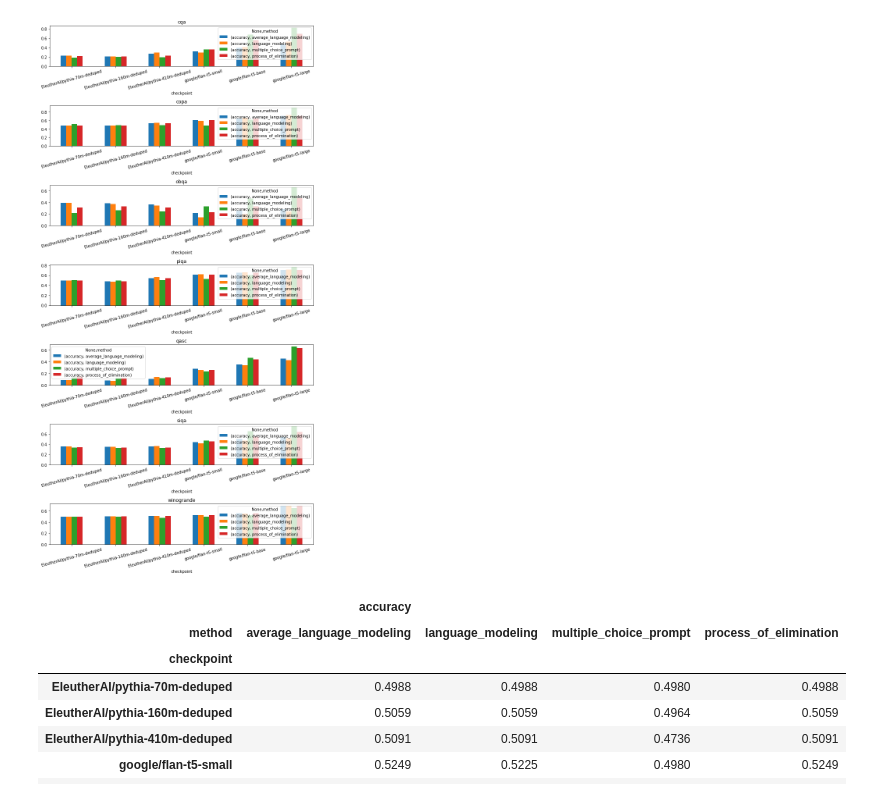
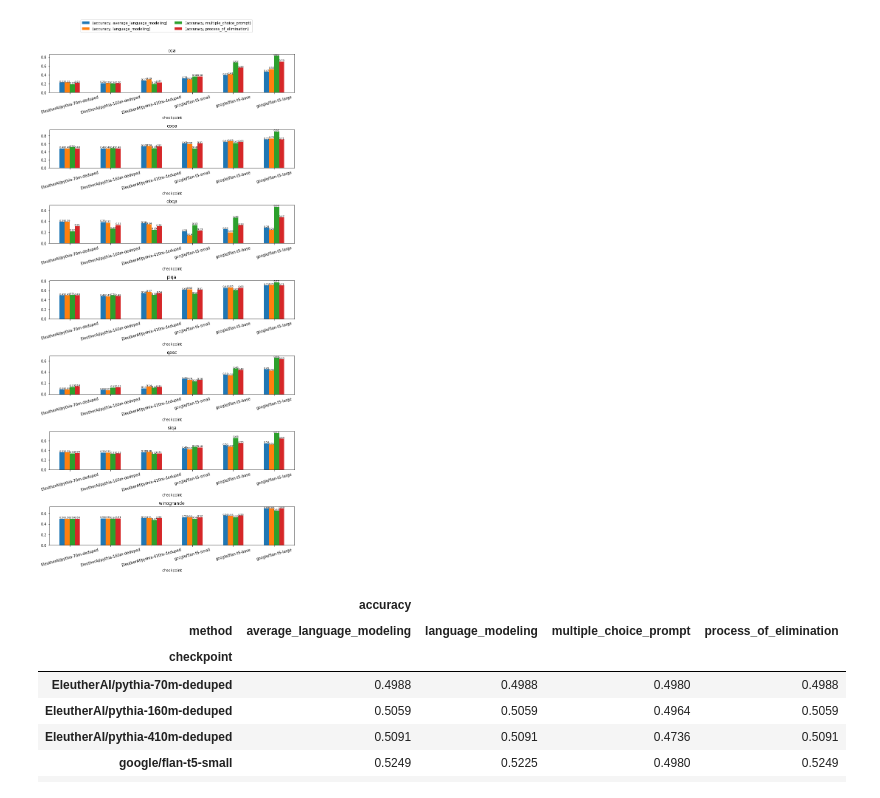
Before and after one commit to KasMasVan/csr_exp_resource_index, a Jupyter notebook: results/process.ipynb, the cells around one changed output. Drawn from its saved outputs; the diff is of its cells as text; code cells hidden in the pictures.

```diff
--- a/results/process.ipynb
+++ b/results/process.ipynb
@@ -44,28 +39,38 @@ pythia_df[(pythia_df["method"] == "process_of_elimination") & (pythia_df["checkp
 # %%
 # to do
 # 2. (optional) plot confidence interval
 # plot the results, grouped by dataset and method, with title and x/y labels
 # df_vis.groupby(["dataset", "method"]).mean().unstack().plot(kind="bar", rot=0, figsize=(10, 5))
 
 # checkpoints = ["EleutherAI/pythia-70m-deduped", "EleutherAI/pythia-160m-deduped", "EleutherAI/pythia-410m-deduped", "EleutherAI/pythia-1b-deduped"]
 # # creating subplots for four models
 # fig, axes = plt.subplots(2, 2, figsize=(10, 10))
 # for i, checkpoint in enumerate(checkpoints):
 #     df_vis = df[df["checkpoint"] == checkpoint]
 #     df_vis.groupby(["dataset", "method"]).mean().unstack().plot(kind="bar", rot=0, ax=axes[i//2][i%2], title=checkpoint)
 #     plt.tight_layout()
 
 datasets = ['cqa', 'copa', 'obqa', 'piqa', 'qasc', 'siqa', 'winogrande']
 # create subplots for seven datasets
 fig, axes = plt.subplots(7, 1, figsize=(10, 20))
 for i, dataset in enumerate(datasets):
     df_vis = df[df["dataset"] == dataset]
     model_order = ["EleutherAI/pythia-70m-deduped", "EleutherAI/pythia-160m-deduped", "EleutherAI/pythia-410m-deduped", "google/flan-t5-small", "google/flan-t5-base", "google/flan-t5-large" ]
     df_vis = df_vis.groupby(["checkpoint", "method"]).mean().unstack().reindex(model_order)
-    df_vis.plot(kind="bar", rot=15, ax=axes[i], title=dataset)
-    plt.tight_layout()
+    df_vis.plot(kind="bar", rot=15, ax=axes[i], title=dataset, legend=False)
+    # add accuracy score to each bar
+    for p in axes[i].patches:
+        axes[i].text(p.get_x() + p.get_width()/2., p.get_height(), '%.2f' % float(p.get_height()), ha='center', va='bottom', fontsize=7)
+
+handles, labels = axes[0].get_legend_handles_labels()
+# plot legend in two lines
+fig.legend(handles, labels, loc='upper center', ncol=2, bbox_to_anchor=(0.5, 1.05))
+plt.tight_layout()
+
+# save the figure
+plt.savefig("pythia_flan.png", dpi=300, bbox_inches='tight')
 # %% [output]
-[figure, old version]
+[figure, new version]
 # %%
 df_vis.reindex(model_order)
 # %% [output]
```
Also changed, not shown: parts of 1 cell of this notebook, 3 other files.
